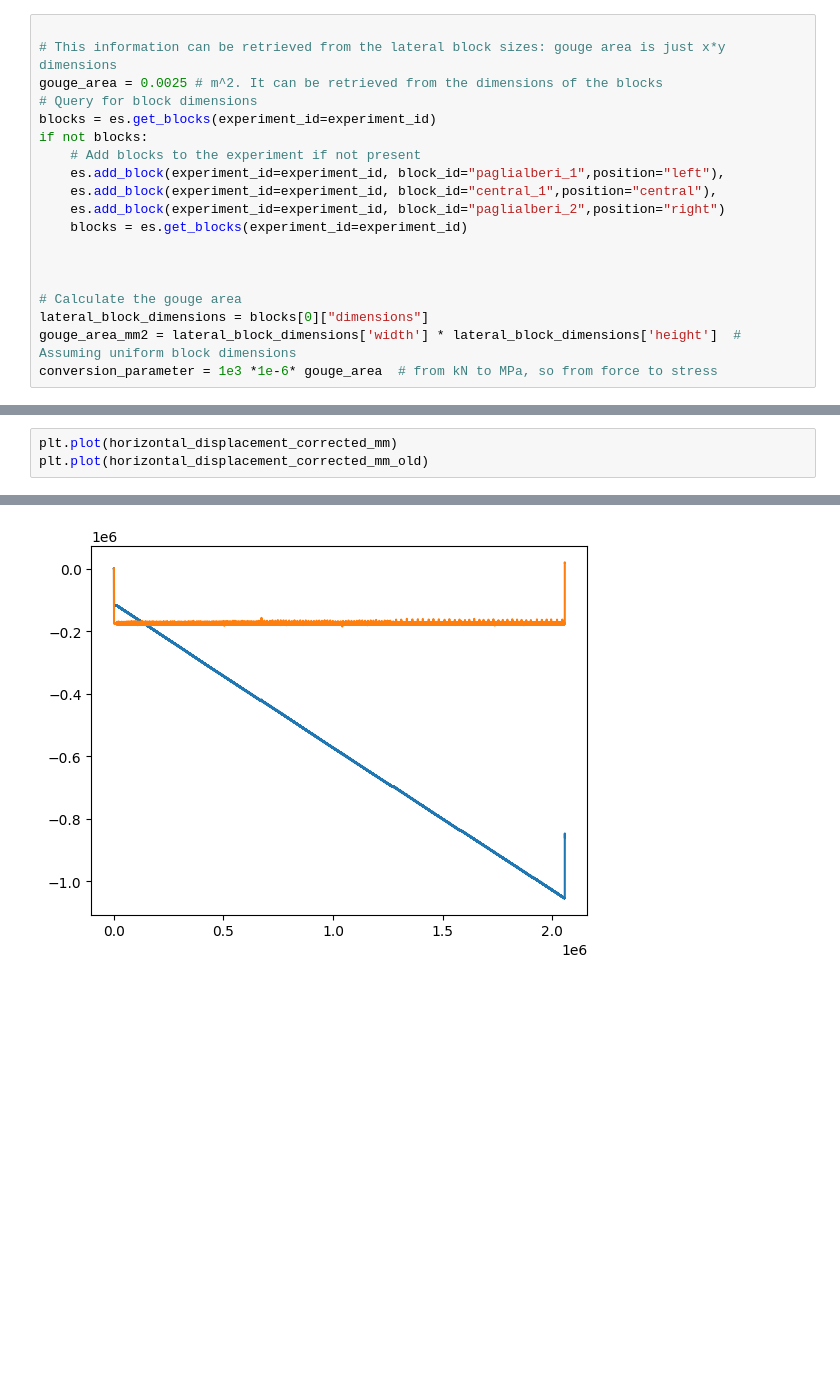
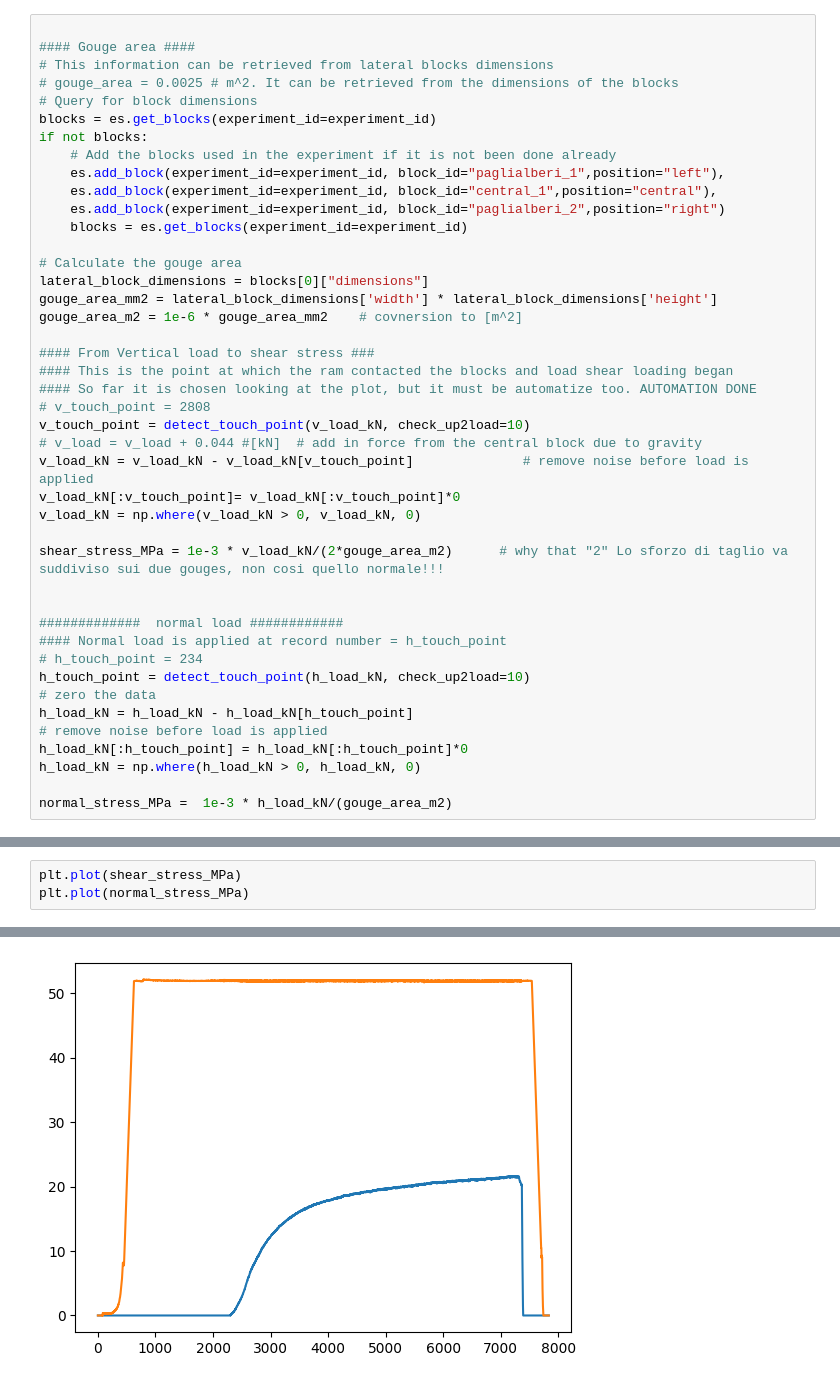
Before and after one commit to micheledesolda/Rock-Mechanics-Lab-Database, a Jupyter notebook: notebooks/experiment_data_reduction.ipynb, the cells around one changed output, grey strips where cells are left out. Saved outputs shown, nothing was run; the diff lists cells and outputs as text; blank space fills up the shorter version.

```diff
--- a/notebooks/experiment_data_reduction.ipynb
+++ b/notebooks/experiment_data_reduction.ipynb
@@ -110,20 +131,44 @@ Applied calibration for piston horizontal in machine Brava2.
 # %%
 
-# This information can be retrieved from the lateral block sizes: gouge area is just x*y dimensions
-gouge_area = 0.0025 # m^2. It can be retrieved from the dimensions of the blocks
+#### Gouge area ####
+# This information can be retrieved from lateral blocks dimensions
+# gouge_area = 0.0025 # m^2. It can be retrieved from the dimensions of the blocks
 # Query for block dimensions
 blocks = es.get_blocks(experiment_id=experiment_id)
 if not blocks:
-    # Add blocks to the experiment if not present
+    # Add the blocks used in the experiment if it is not been done already
     es.add_block(experiment_id=experiment_id, block_id="paglialberi_1",position="left"),
     es.add_block(experiment_id=experiment_id, block_id="central_1",position="central"),
     es.add_block(experiment_id=experiment_id, block_id="paglialberi_2",position="right")
     blocks = es.get_blocks(experiment_id=experiment_id)
 
+# Calculate the gouge area
+lateral_block_dimensions = blocks[0]["dimensions"]
+gouge_area_mm2 = lateral_block_dimensions['width'] * lateral_block_dimensions['height']
+gouge_area_m2 = 1e-6 * gouge_area_mm2    # covnersion to [m^2]
+
+#### From Vertical load to shear stress ###
+#### This is the point at which the ram contacted the blocks and load shear loading began
+#### So far it is chosen looking at the plot, but it must be automatize too. AUTOMATION DONE
+# v_touch_point = 2808
+v_touch_point = detect_touch_point(v_load_kN, check_up2load=10)
+# v_load = v_load + 0.044 #[kN]  # add in force from the central block due to gravity
+v_load_kN = v_load_kN - v_load_kN[v_touch_point]              # remove noise before load is applied
+v_load_kN[:v_touch_point]= v_load_kN[:v_touch_point]*0
+v_load_kN = np.where(v_load_kN > 0, v_load_kN, 0)
+
+shear_stress_MPa = 1e-3 * v_load_kN/(2*gouge_area_m2)      # why that "2" Lo sforzo di taglio va suddiviso sui due gouges, non cosi quello normale!!!
 
 
-# Calculate the gouge area
-lateral_block_dimensions = blocks[0]["dimensions"]
-gouge_area_mm2 = lateral_block_dimensions['width'] * lateral_block_dimensions['height']  # Assuming uniform block dimensions
-conversion_parameter = 1e3 *1e-6* gouge_area  # from kN to MPa, so from force to stress
+#############  normal load ############
+#### Normal load is applied at record number = h_touch_point
+# h_touch_point = 234
+h_touch_point = detect_touch_point(h_load_kN, check_up2load=10)
+# zero the data
+h_load_kN = h_load_kN - h_load_kN[h_touch_point]
+# remove noise before load is applied
+h_load_kN[:h_touch_point] = h_load_kN[:h_touch_point]*0
+h_load_kN = np.where(h_load_kN > 0, h_load_kN, 0)
+
+normal_stress_MPa =  1e-3 * h_load_kN/(gouge_area_m2)
 # %% [output]
@@ -236,6 +261,6 @@ Applied stiffness correction for piston horizontal in machine Brava2.
 # %%
-plt.plot(horizontal_displacement_corrected_mm)
-plt.plot(horizontal_displacement_corrected_mm_old)
+plt.plot(shear_stress_MPa)
+plt.plot(normal_stress_MPa)
 # %% [output]
 [<matplotlib.lines.Line2D at 0x...>]
-[figure, old version]
+[figure, new version]
```
Also changed, not shown: parts of 11 cells of this notebook, 6 other files.
